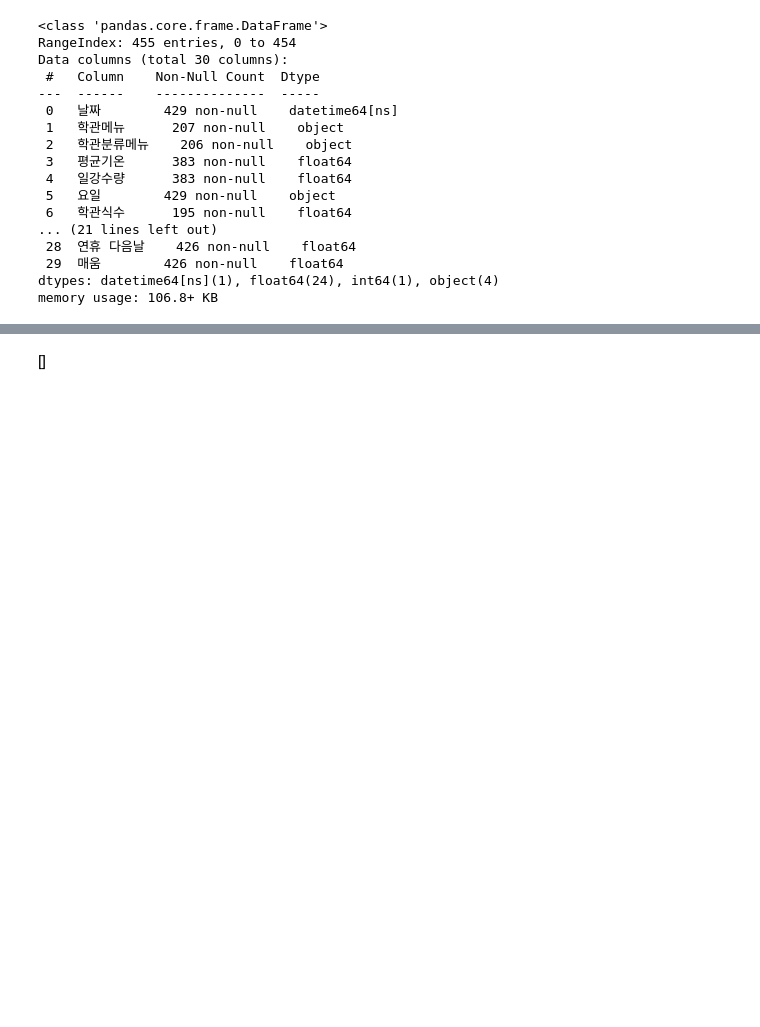
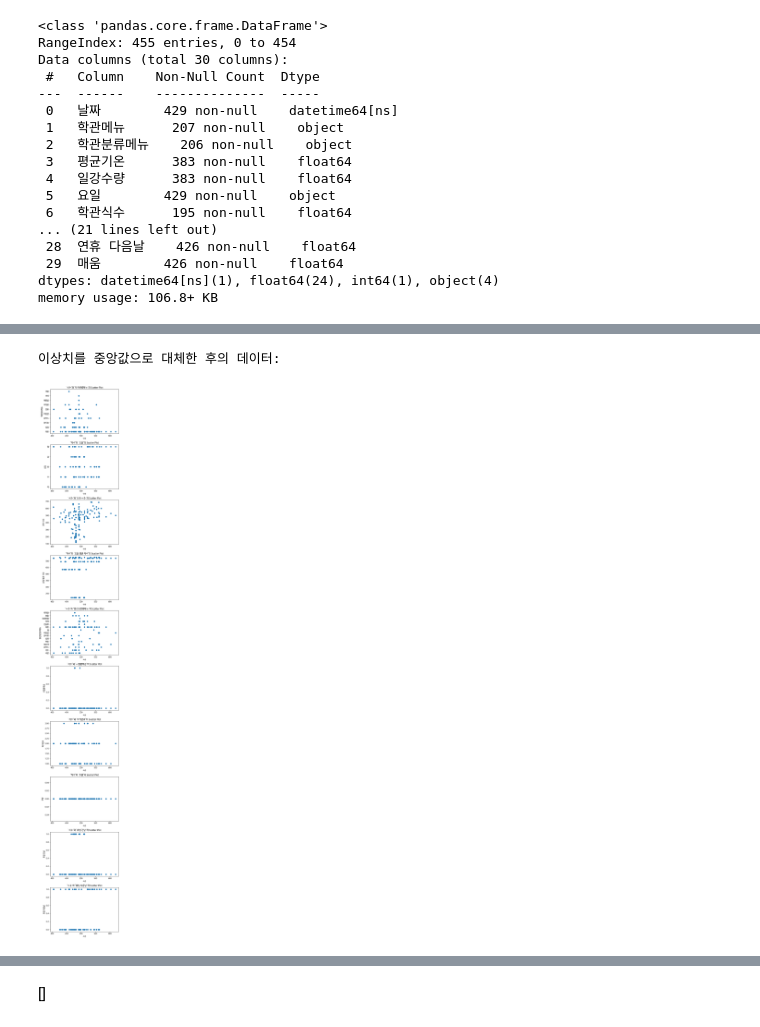
Before and after one commit to Taeseong-eom/TOM-Cafeteria-Model, a Jupyter notebook: 학생회관_식수_예측_모델.ipynb, the cells around one changed output, grey strips where cells are left out. Cells and saved outputs as stored; diff of their text form; code cells hidden in the pictures; blank space fills up the shorter version.

```diff
--- a/학생회관_식수_예측_모델.ipynb
+++ b/학생회관_식수_예측_모델.ipynb
@@ -192,49 +245,54 @@ plt.show()
 # %%
-# import pandas as pd
+import pandas as pd
 
-# # 원본 데이터 복사
-# cleaned_data = data.copy()
+# 원본 데이터 복사
+cleaned_data = df
 
-# def remove_outliers(df, column):
-#     """DataFrame에서 주어진 컬럼의 이상치를 제거하는 함수"""
-#     Q1 = df[column].quantile(0.25)
-#     Q3 = df[column].quantile(0.75)
-#     IQR = Q3 - Q1
-#     lower_bound = Q1 - 1.5 * IQR
-#     upper_bound = Q3 + 1.5 * IQR
+def replace_outliers_with_median(df, column):
+    """DataFrame에서 주어진 컬럼의 이상치를 중앙값으로 대체하는 함수"""
+    Q1 = df[column].quantile(0.25)
+    Q3 = df[column].quantile(0.75)
+    IQR = Q3 - Q1
+    lower_bound = Q1 - 1.5 * IQR
+    upper_bound = Q3 + 1.5 * IQR
 
-#     # 이상치가 아닌 데이터만 필터링
-#     return df[(df[column] >= lower_bound) & (df[column] <= upper_bound)]
+    # 중앙값 계산
+    median = df[column].median()
 
-# # 식수 컬럼을 제외한 모든 컬럼에 대해 반복
-# for column in cleaned_data.columns:
-#     if column != '학관식수':  # 식수 컬럼을 제외
-#         # 각 컬럼의 유니크한 값에 대해 그룹화하고, 그룹별로 식수 컬럼의 이상치를 제거
-#         cleaned_data = (cleaned_data.groupby(column)
-#                                     .apply(lambda group: remove_outliers(group, '학관식수'))
-#                                     .reset_index(drop=True))
+    # 이상치를 중앙값으로 대체
+    df.loc[(df[column] < lower_bound) | (df[column] > upper_bound), column] = median
+    return df
 
+# 식수 컬럼을 제외한 모든 컬럼에 대해 반복
+for column in cleaned_data.columns:
+    if column != '학관식수':  # 식수 컬럼을 제외
+        # 각 컬럼의 유니크한 값에 대해 그룹화하고, 그룹별로 식수 컬럼의 이상치를 중앙값으로 대체
+        cleaned_data = (cleaned_data.groupby(column)
+                                    .apply(lambda group: replace_outliers_with_median(group, '학관식수'))
+                                    .reset_index(drop=True))
 
-
-# print("이상치 제거 후 데이터:")
-# df = pd.DataFrame(cleaned_data)
+print("이상치를 중앙값으로 대체한 후의 데이터:")
+df = pd.DataFrame(cleaned_data)
+# %% [output]
+이상치를 중앙값으로 대체한 후의 데이터:
 # %%
 
+# '식수' 컬럼을 제외한 모든 수치형 컬럼 리스트를 생성
+columns = df.columns.drop('학관식수')
 
-# # '식수' 컬럼을 제외한 모든 수치형 컬럼 리스트를 생성
-# columns = df.columns.drop('식수')
+# '식수' 컬럼과 다른 모든 수치형 컬럼들 간의 scatter plot 그리기
+fig, ax = plt.subplots(len(columns), 1, figsize=(6, 4*len(columns)))
 
-# # '식수' 컬럼과 다른 모든 수치형 컬럼들 간의 scatter plot 그리기
-# fig, ax = plt.subplots(len(columns), 1, figsize=(6, 4*len(columns)))
+for i, column in enumerate(columns):
+    ax[i].scatter(df['학관식수'], df[column])
+    ax[i].set_title(f"'식수'와 '{column}'의 Scatter Plot")
+    ax[i].set_xlabel('식수')
+    ax[i].set_ylabel(column)
 
-# for i, column in enumerate(columns):
-#     ax[i].scatter(df['식수'], df[column])
-#     ax[i].set_title(f"'식수'와 '{column}'의 Scatter Plot")
-#     ax[i].set_xlabel('식수')
-#     ax[i].set_ylabel(column)
-
-# plt.tight_layout()
-# plt.show()
+plt.tight_layout()
+plt.show()
+# %% [output]
+[figure, added]
 # %%
 # # 특정 컬럼들에 대해 빈도수가 3이하인 값들을 가진 행을 삭제하는 함수
 # def filter_rows_by_frequency(df, columns):
```
Also changed, not shown: parts of 28 cells of this notebook.
